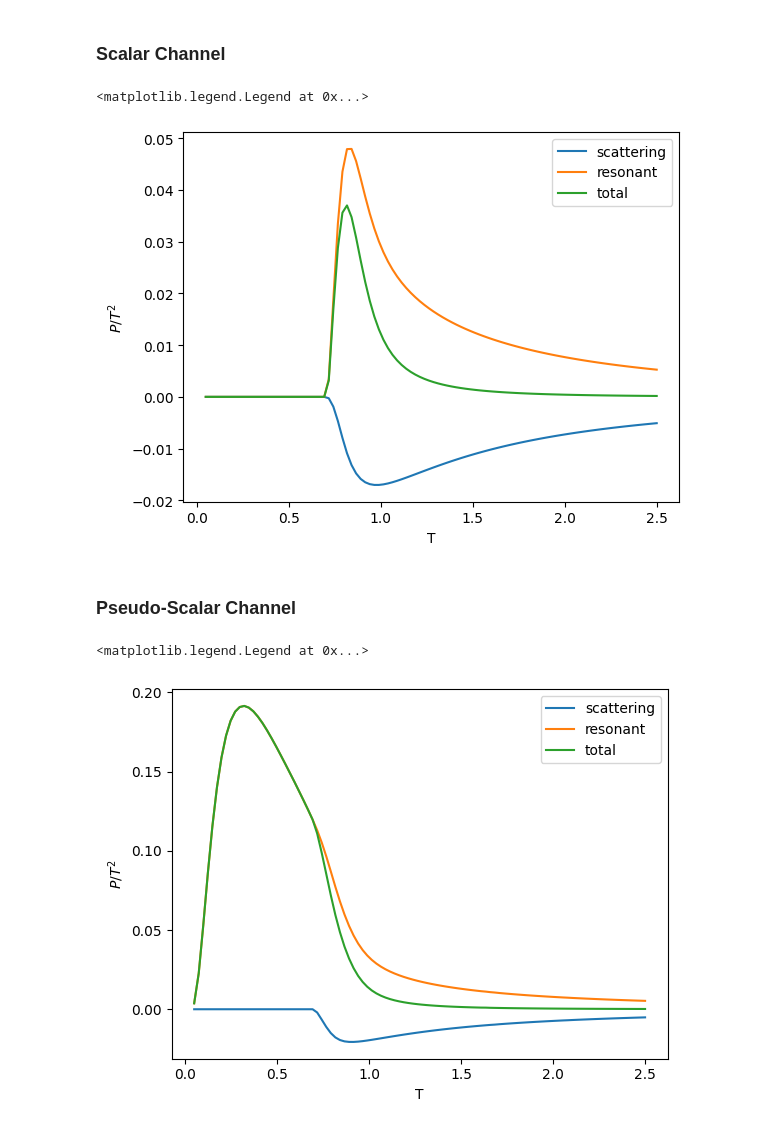
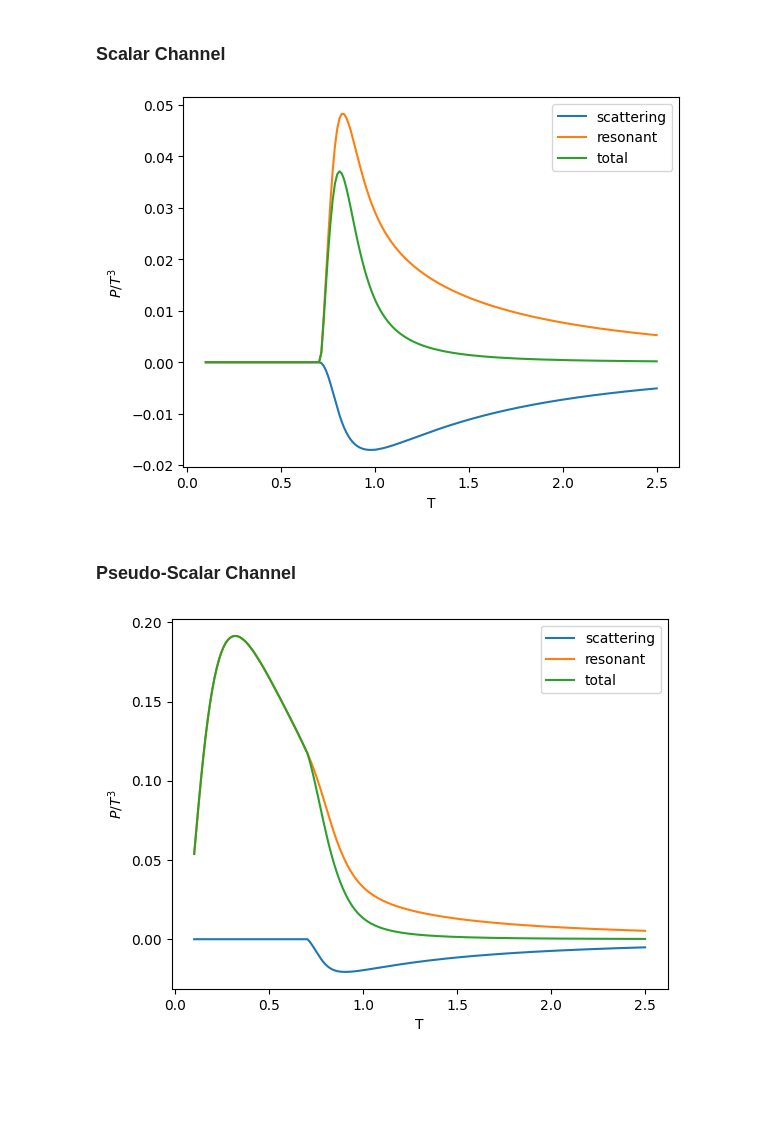
Before and after one commit to biplab37/Graphene, a Jupyter notebook: GN_model.ipynb, the cells around one changed output. Drawn from its saved outputs; the diff is of its cells as text; code cells hidden in the pictures; blank space fills up the shorter version.

```diff
--- a/GN_model.ipynb
+++ b/GN_model.ipynb
@@ -142,26 +147,24 @@ plt.plot(temprange,pressure_sigma_sc,label='scattering')
 plt.plot(temprange,pressure_sigma_r,label='resonant')
 plt.plot(temprange,pressure_sigma_tot,label='total')
 plt.xlabel('T')
-plt.ylabel(r'$P/T^2$')
-plt.legend()
+plt.ylabel(r'$P/T^3$')
+plt.legend();
 # %% [output]
-<matplotlib.legend.Legend at 0x...>
-[figure, old version]
+[figure, new version]
 # %% [markdown]
 ### Pseudo-Scalar Channel
 # %%
 mu = 0.0
-temprange = np.linspace(0.05,2.5,num=100)
+temprange = np.linspace(0.1,2.5,num=200)
 pressure_phi_sc = np.array([ jl.pressure(jl.phasesc_phi,temp,mu,param) for temp in temprange ] )
 pressure_phi_r = np.array([ jl.pressure(jl.phaser_phi,temp,mu,param) for temp in temprange ] )
 pressure_phi_tot = pressure_phi_r + pressure_phi_sc
 # %%
 plt.plot(temprange,pressure_phi_sc,label='scattering')
 plt.plot(temprange,pressure_phi_r,label='resonant')
 plt.plot(temprange,pressure_phi_tot,label='total')
 plt.xlabel('T')
-plt.ylabel(r'$P/T^2$')
-plt.legend()
+plt.ylabel(r'$P/T^3$')
+plt.legend();
 # %% [output]
-<matplotlib.legend.Legend at 0x...>
-[figure, old version]
+[figure, new version]
```
Also changed, not shown: parts of 5 cells of this notebook, 2 other files.
